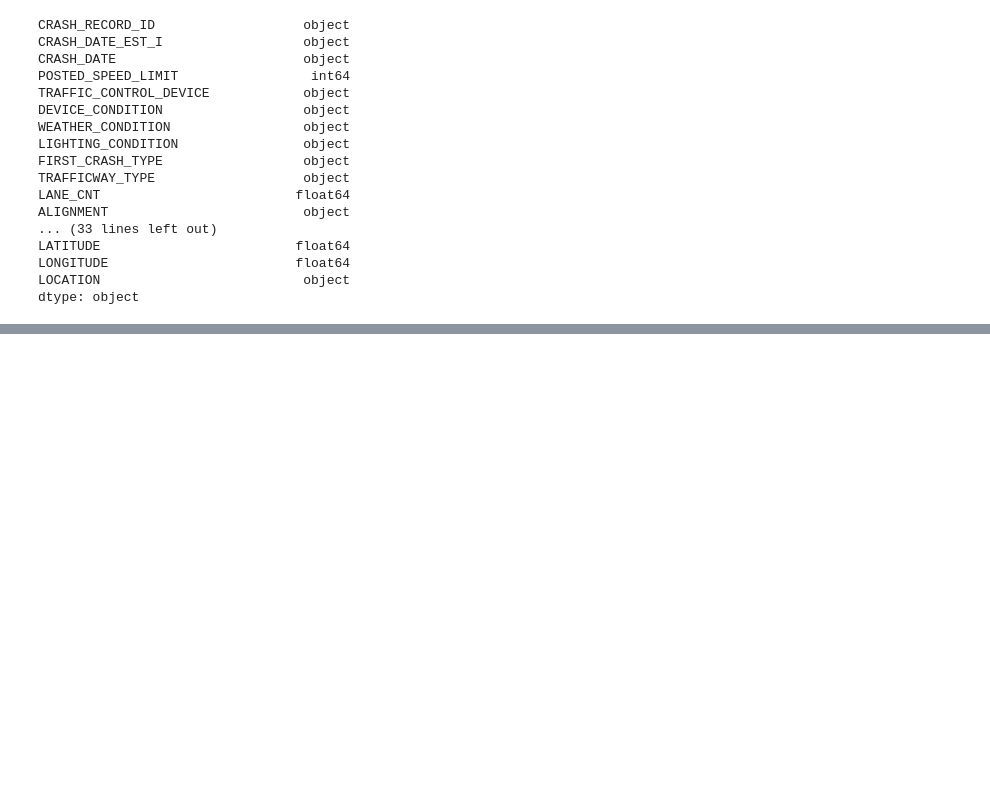
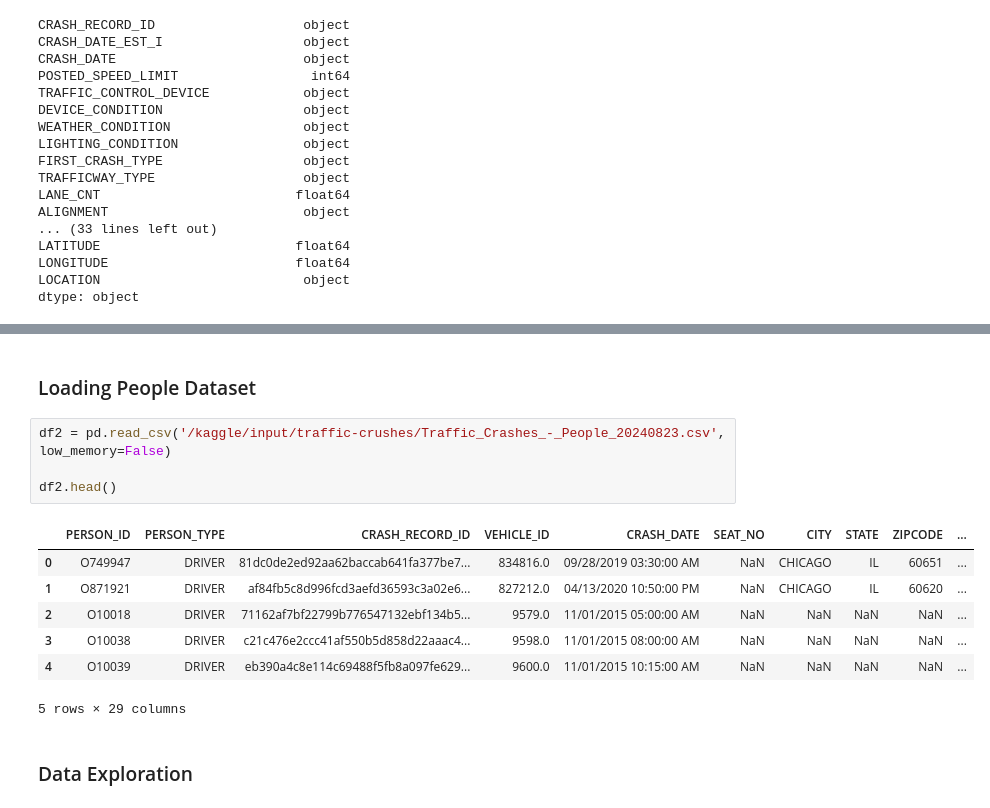
Before and after one commit to joakimTI/GROUP-5-PROJECT, a Jupyter notebook: chicago-crushes-prediction.ipynb, the cells around one changed output, grey strips where cells are left out. Saved outputs shown, nothing was run; the diff lists cells and outputs as text; blank space fills up the shorter version.

```diff
--- a/chicago-crushes-prediction.ipynb
+++ b/chicago-crushes-prediction.ipynb
@@ -77,0 +127,16 @@ dtype: object
+# %% [markdown]
+### Loading People Dataset
+# %%
+df2 = pd.read_csv('/kaggle/input/traffic-crushes/Traffic_Crashes_-_People_20240823.csv', low_memory=False)
+
+df2.head()
+# %% [output]
+|  | PERSON_ID | PERSON_TYPE | CRASH_RECORD_ID | VEHICLE_ID | CRASH_DATE | SEAT_NO | CITY | STATE | ZIPCODE | ... |
+| 0 | O749947 | DRIVER | 81dc0de2ed92aa62baccab641fa377be7... | 834816.0 | 09/28/2019 03:30:00 AM | NaN | CHICAGO | IL | 60651 | ... |
+| 1 | O871921 | DRIVER | af84fb5c8d996fcd3aefd36593c3a02e6... | 827212.0 | 04/13/2020 10:50:00 PM | NaN | CHICAGO | IL | 60620 | ... |
+| 2 | O10018 | DRIVER | 71162af7bf22799b776547132ebf134b5... | 9579.0 | 11/01/2015 05:00:00 AM | NaN | NaN | NaN | NaN | ... |
+| 3 | O10038 | DRIVER | c21c476e2ccc41af550b5d858d22aaac4... | 9598.0 | 11/01/2015 08:00:00 AM | NaN | NaN | NaN | NaN | ... |
+| 4 | O10039 | DRIVER | eb390a4c8e114c69488f5fb8a097fe629... | 9600.0 | 11/01/2015 10:15:00 AM | NaN | NaN | NaN | NaN | ... |
+5 rows × 29 columns
+# %% [markdown]
+### Data Exploration
```
Also changed, not shown: parts of 12 cells of this notebook.
